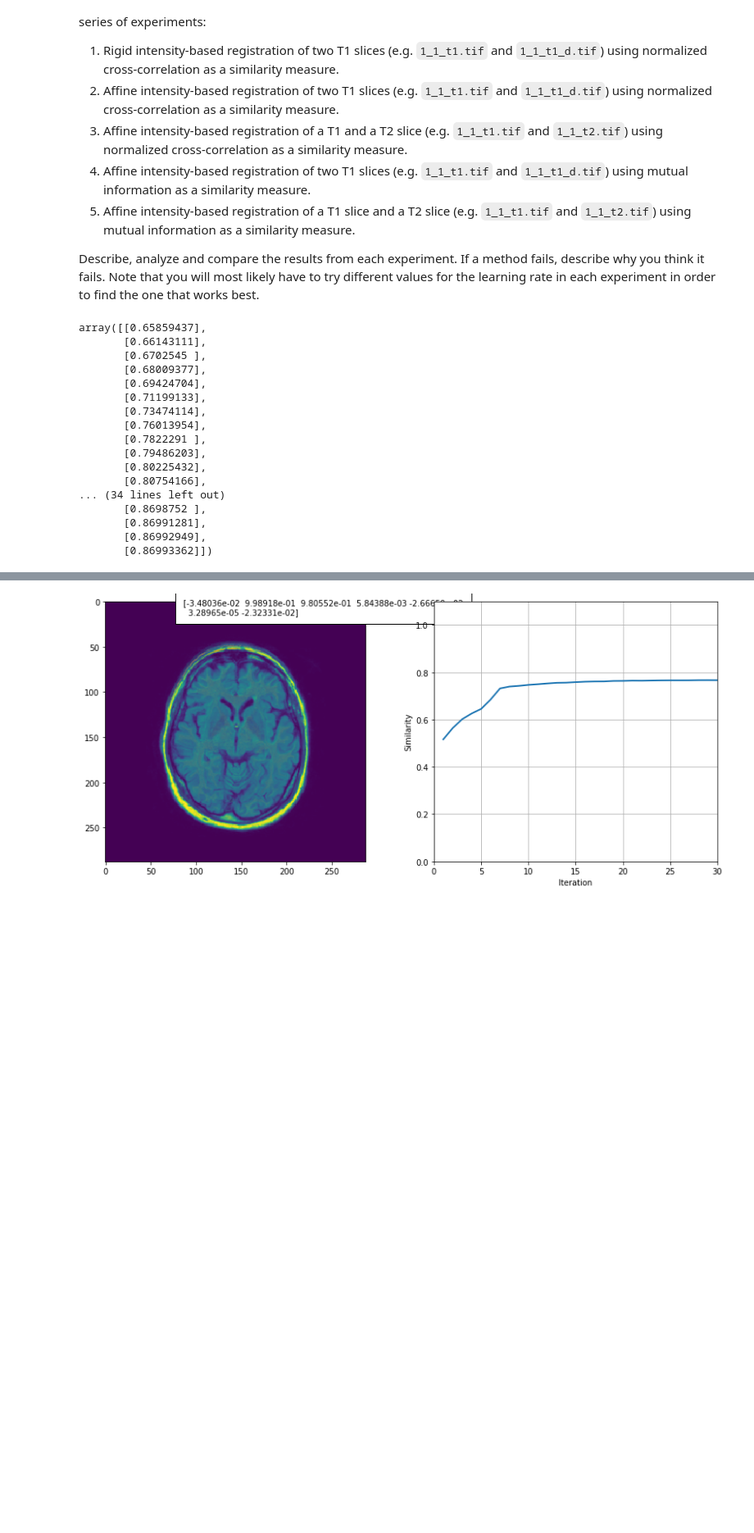
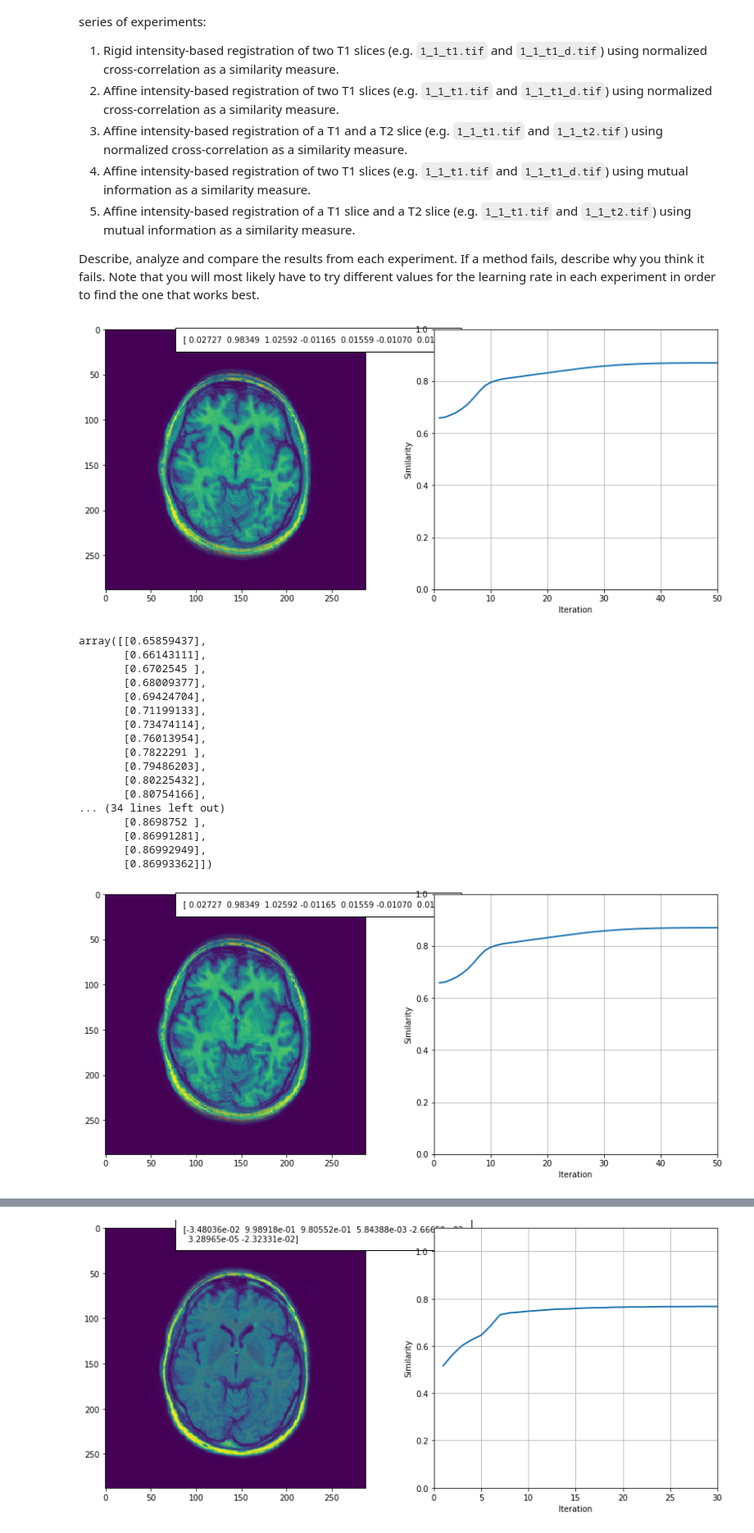
Before and after one commit to shaverschuren/MIA_Group6, a Jupyter notebook: notebooks/registration_project.ipynb, the cells around one changed output, grey strips where cells are left out. Shown at 82% size. Cells and saved outputs as stored; diff of their text form; code cells hidden in the pictures; blank space fills up the shorter version.

Commit message:
Plots added

```diff
--- a/notebooks/registration_project.ipynb
+++ b/notebooks/registration_project.ipynb
@@ -165,18 +165,19 @@ intensity_based_registration(I_path,Im_path,0,0)
 # %%
 # 2:
 %matplotlib inline
 import sys
 sys.path.append("../code")
 from registration_project import intensity_based_registration
 
 I_path = '../data/image_data/1_1_t1.tif'
 Im_path = '../data/image_data/1_1_t1_d.tif'
 
-intensity_based_registration(I_path,Im_path,1,0,0)
+intensity_based_registration(I_path,Im_path,1,0,1)
 
 # Evaluation: Affine registration seems to work much better on these two images. It is weird to see that
 # the similarity function goes through a maximum, however..
 # %% [output]
+[figure, added]
 array([[0.65859437],
        [0.66143111],
        [0.6702545 ],
@@ -194,6 +195,7 @@ array([[0.65859437],
        [0.86991281],
        [0.86992949],
        [0.86993362]])
+[figure, added]
 # %%
 # 3:
 %matplotlib inline
```
Also changed, not shown: parts of 4 cells of this notebook.
